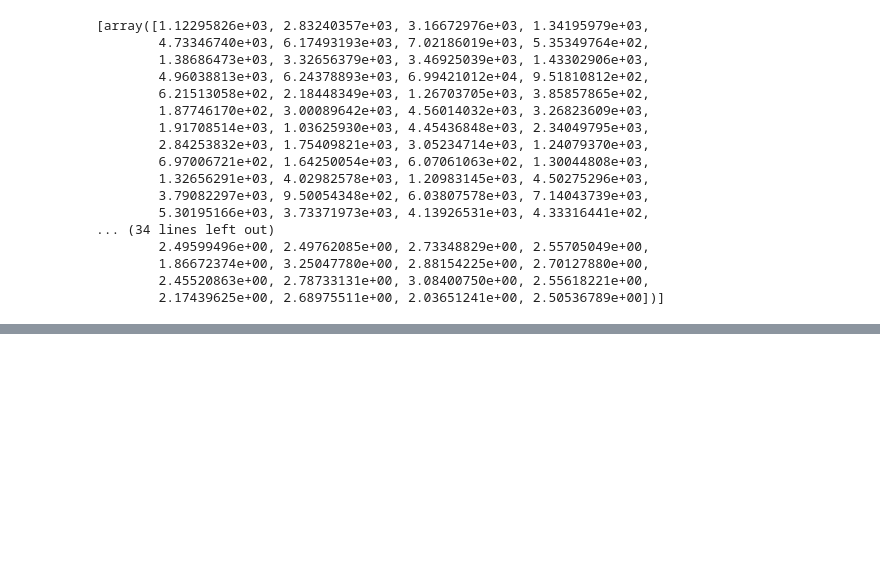
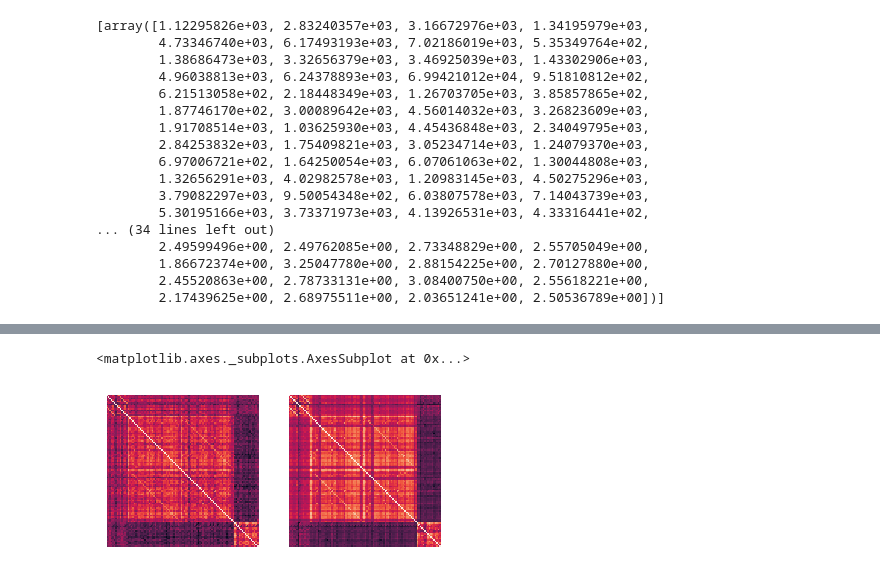
Before and after one commit to rajatthomas/data_preparation, a Jupyter notebook: simulated_data.ipynb, the cells around one changed output, grey strips where cells are left out. Drawn from its saved outputs; the diff is of its cells as text; code cells hidden in the pictures; blank space fills up the shorter version.

Commit message:
add compare corr fig

```diff
--- a/simulated_data.ipynb
+++ b/simulated_data.ipynb
@@ -214,3 +213,13 @@ df_numeric.is
+# %%
+plt.subplot(1,2,1)
+sns.heatmap(sim_data_all[sim_data_all.columns[3:]].corr(), xticklabels=[], yticklabels=[], cbar=False, square=True)
+plt.subplot(1,2,2)
+sns.heatmap(df_numeric.corr(), xticklabels=[], yticklabels=[], cbar=False, square=True)
+
+#df_numeric.corr()
+# %% [output]
+<matplotlib.axes._subplots.AxesSubplot at 0x...>
+[figure, added]
 # %%
 # Write it to file
 sim_data_all.to_csv('simulated_data.csv')
```
Also changed, not shown: parts of 2 cells of this notebook, 1 other file.
